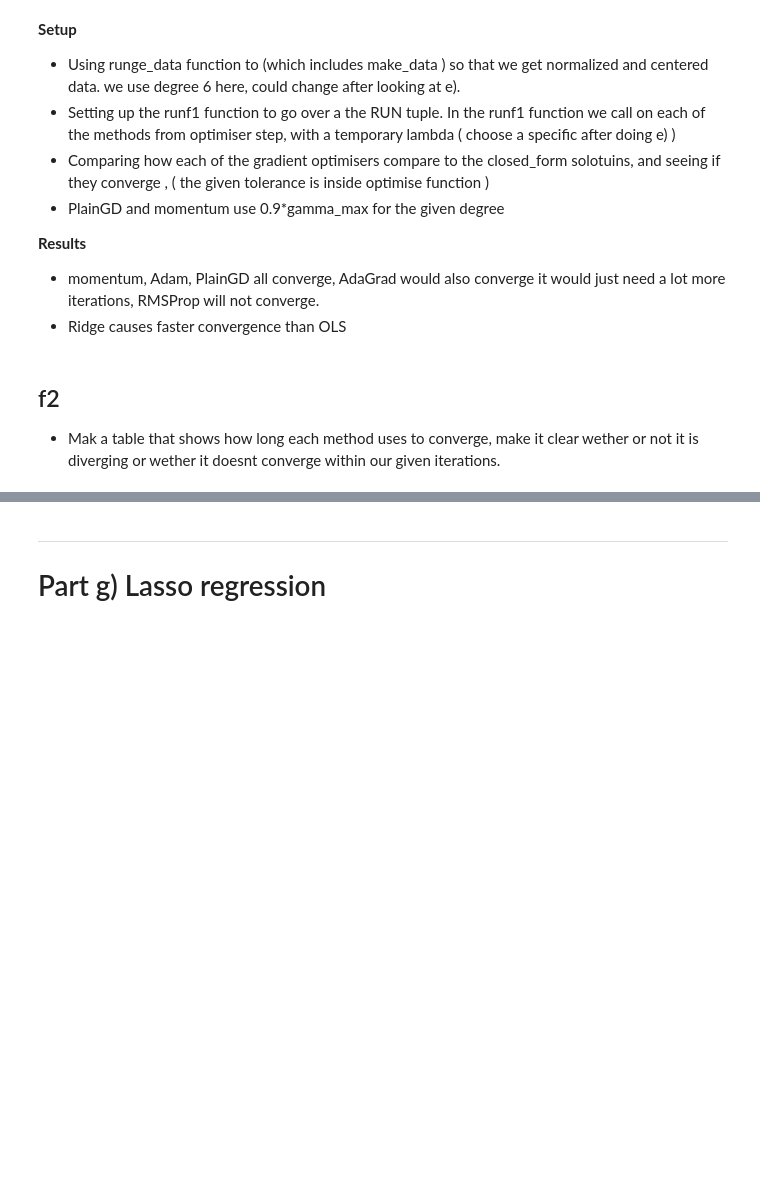
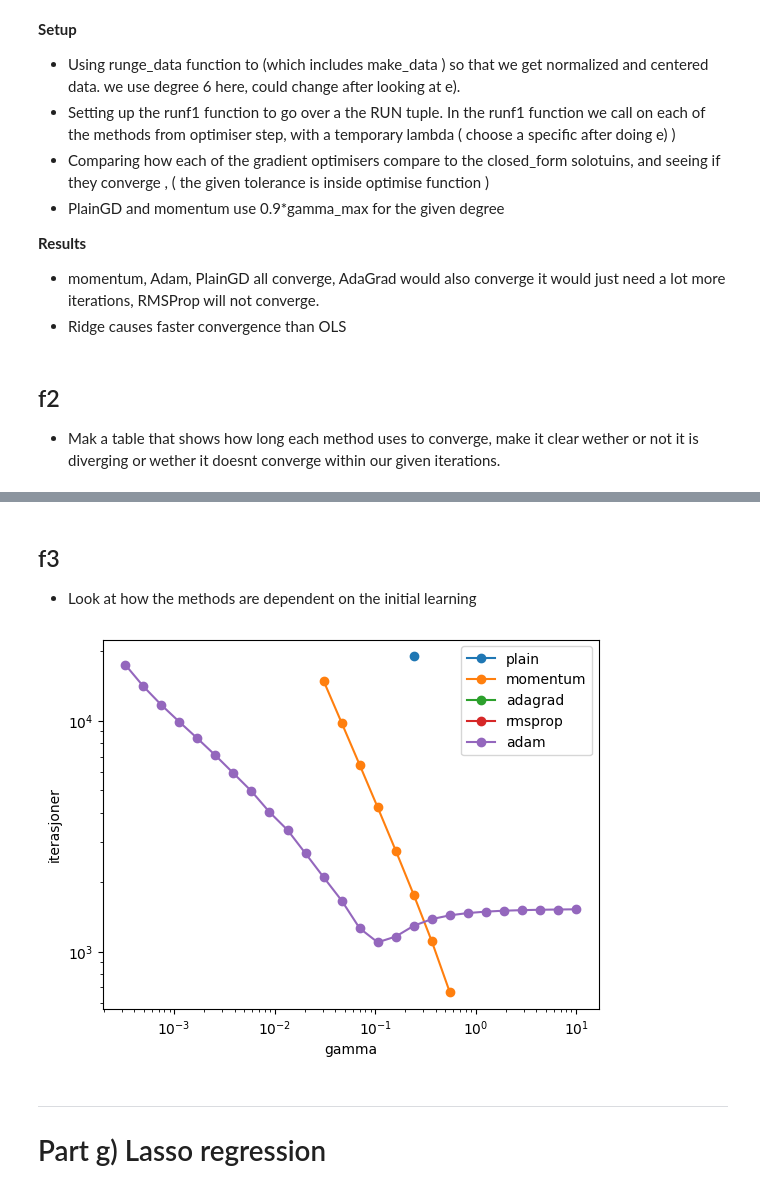
Before and after one commit to GardKL/Project1, a Jupyter notebook: Project1/code/Project1.ipynb, the cells around one changed output, grey strips where cells are left out. Saved outputs shown, nothing was run; the diff lists cells and outputs as text; code cells hidden in the pictures; blank space fills up the shorter version.

```diff
--- a/Project1/code/Project1.ipynb
+++ b/Project1/code/Project1.ipynb
@@ -1155,3 +1155,40 @@ Adam_Ridge konvergerte, gamma = 1.00e-02: 3.05e+03 itterasjoner
+# %% [markdown]
+## f3
+
+- Look at how the methods are dependent on the initial learning
+# %%
+gammas = np.geomspace(1e-6, 10, 40)
+modeller = ["plain", "momentum", "adagrad", "rmsprop", "adam"]
+theta0 = np.zeros(X_f.shape[1])
+tol = 1e-6
+
+skann = {}
+
+
+for method in modeller:
+    iterasjoner = []
+    for gamma in gammas:
+        history, t = optimise(lambda th: gradient(th,X_f,y_f,lam=0), theta0, method ,gamma, num_iters = 20000)
+        distanse = np.linalg.norm(history - cf_OLS, axis = 1 )
+        if (distanse < tol).any():
+            iterasjoner.append(np.argmax(distanse < tol))
+        else:
+            iterasjoner.append(np.nan)
+
+
+    skann[method] = iterasjoner
+
+fig, ax = plt.subplots()
+
+for method in modeller:
+    ax.loglog(gammas,skann[method],"o-" ,label = method)
+
+plt.xlabel("gamma")
+plt.ylabel("iterasjoner")
+plt.legend()
+plt.show()
+# %% [output]
+[figure, added]
 # %% [markdown]
 ---
 # Part g) Lasso regression
```
Also changed, not shown: parts of 1 cell of this notebook.
